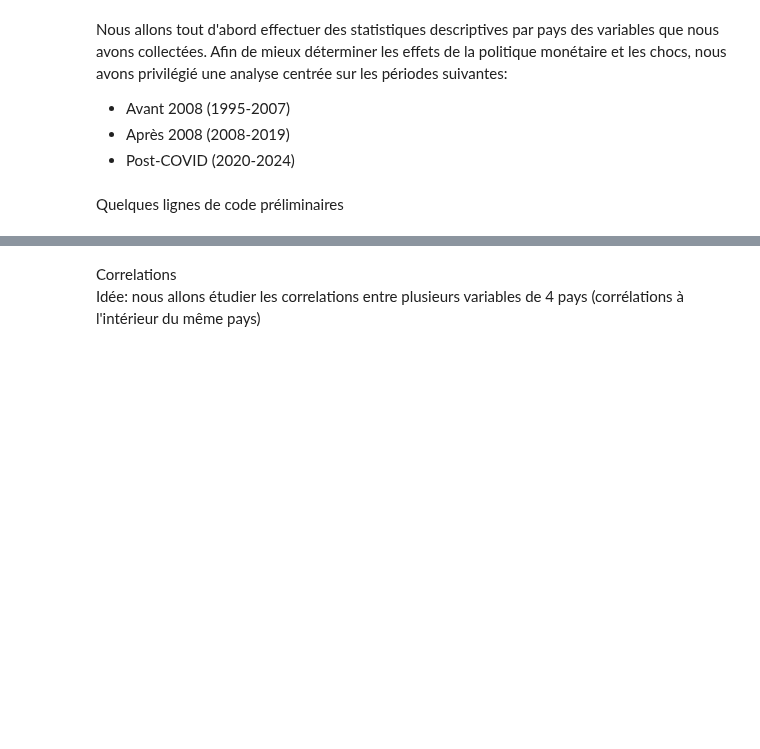
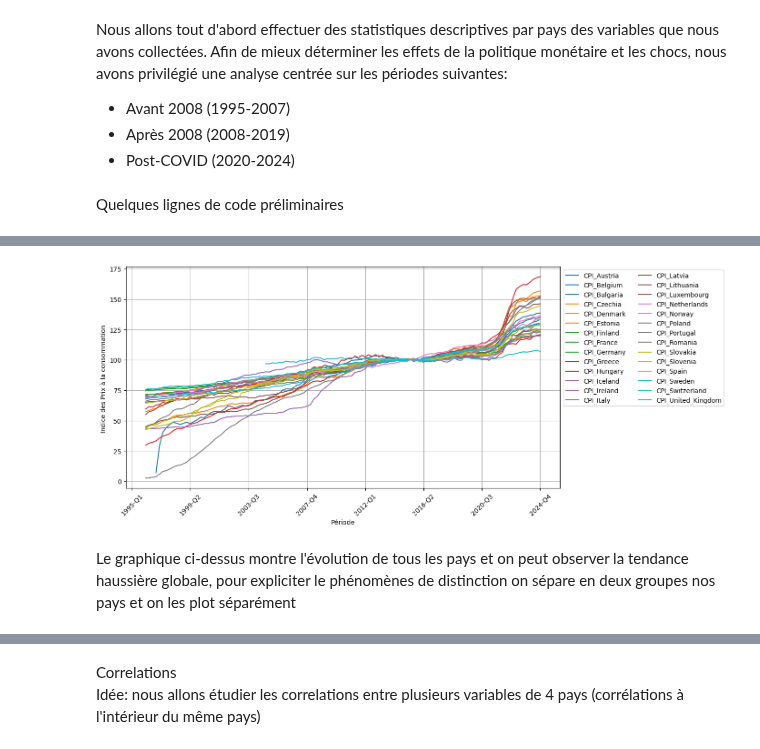
Before and after one commit to enriquealarcon01/Stat-App, a Jupyter notebook: Visualisation.ipynb, the cells around one changed output, grey strips where cells are left out. Saved outputs shown, nothing was run; the diff lists cells and outputs as text; code cells hidden in the pictures; blank space fills up the shorter version.

```diff
--- a/Visualisation.ipynb
+++ b/Visualisation.ipynb
@@ -134,0 +213,4 @@ df_TS_after_2020.describe()
+# %%
+colonnes_CPI = [colonne for colonne in df_TS.columns if colonne.startswith('CPI')]
+CPI = df[colonnes_CPI]
+CPI.describe()
@@ -134,0 +219,6 @@ df_TS_after_2020.describe()
+# %%
+tracer_evolution(CPI, xlabel ="Période",ylabel = "Indice des Prix à la consommation ")
+# %% [output]
+[figure, added]
+# %% [markdown]
+Le graphique ci-dessus montre l'évolution de tous les pays et on peut observer la tendance haussière globale, pour expliciter le phénomènes de distinction on sépare en deux groupes nos pays et on les plot séparément
```
Also changed, not shown: parts of 27 cells of this notebook, 1 other file.
